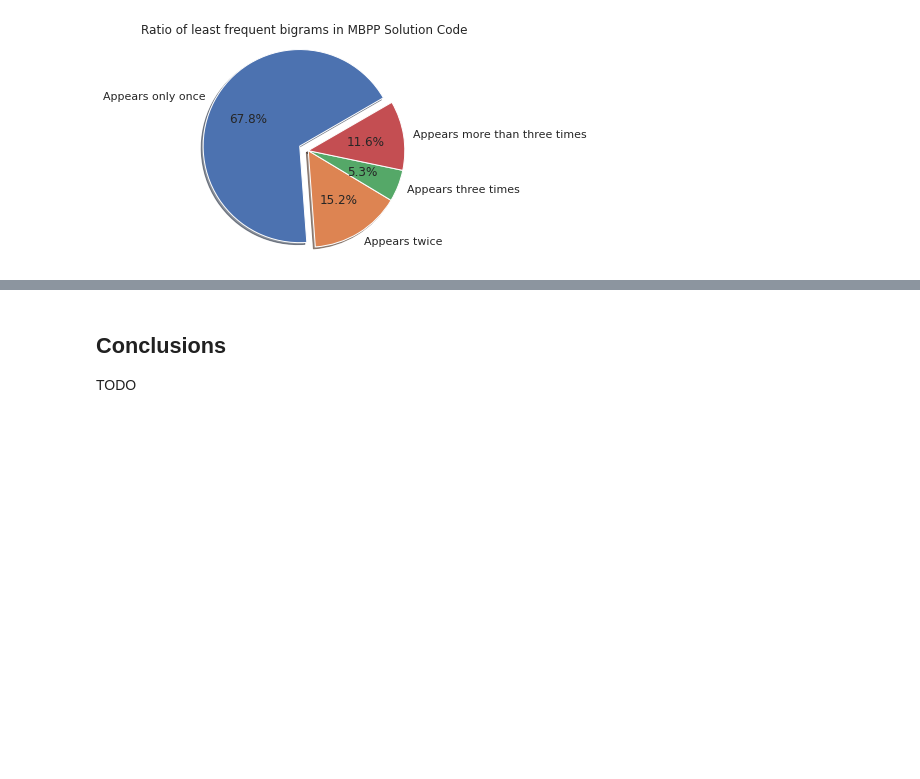
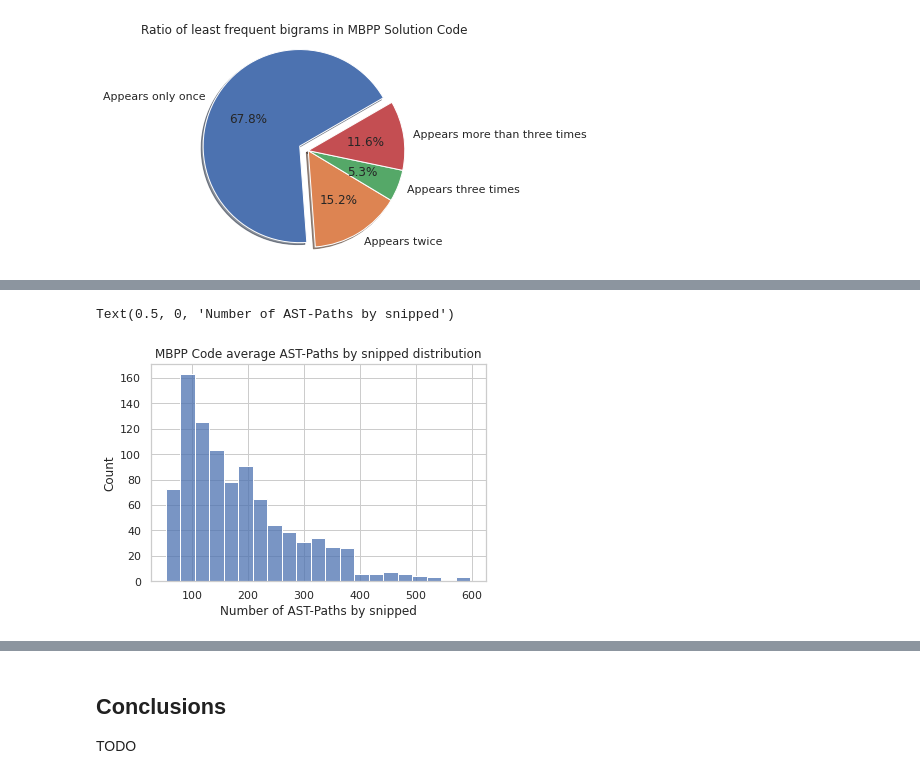
Before and after one commit to alejandro56664-2/final-project-intro-ds-2022-1, a Jupyter notebook: 3_eda/exploratory_data_analysis.ipynb, the cells around one changed output, grey strips where cells are left out. Drawn from its saved outputs; the diff is of its cells as text; code cells hidden in the pictures; blank space fills up the shorter version.

Commit message:
:construction: add astminer

```diff
--- a/3_eda/exploratory_data_analysis.ipynb
+++ b/3_eda/exploratory_data_analysis.ipynb
@@ -685,0 +759,12 @@ plot_ratio_infrequent_ngrams_pie('MBPP Solution Code', mbpp_code_top_n_bigrams)
+# %%
+def load_path_context(file):
+    lines = []
+    with open(file, 'r') as f:
+        lines = f.readlines()
+    path_contexts_id = []
+    path_contexts_astpaths = []
+    for line in lines:
+        astpaths = line.split()
+        path_contexts_id.append(astpaths[0])
+        path_contexts_astpaths.append(' '.join(astpaths[1:]))
+    return pd.DataFrame({ 'id':path_contexts_id, 'astpaths': path_contexts_astpaths })
@@ -685,0 +774,3 @@ plot_ratio_infrequent_ngrams_pie('MBPP Solution Code', mbpp_code_top_n_bigrams)
+# %%
+mbpp_path_contexts_df = load_path_context('astminer/output/py/data/path_contexts.c2s')
+mbpp_node_types_df = load_node_types('astminer/output/py/node_types.csv')
@@ -685,0 +802,8 @@ plot_ratio_infrequent_ngrams_pie('MBPP Solution Code', mbpp_code_top_n_bigrams)
+# %%
+
+ax = sns.histplot(data=mbpp_path_contexts_df['astpaths'].str.split().apply(lambda astpaths: len(astpaths)))
+ax.set_title('MBPP Code average AST-Paths by snipped distribution')
+ax.set_xlabel('Number of AST-Paths by snipped')
+# %% [output]
+Text(0.5, 0, 'Number of AST-Paths by snipped')
+[figure, added]
```
Also changed, not shown: parts of 21 cells of this notebook, 7 other files.
